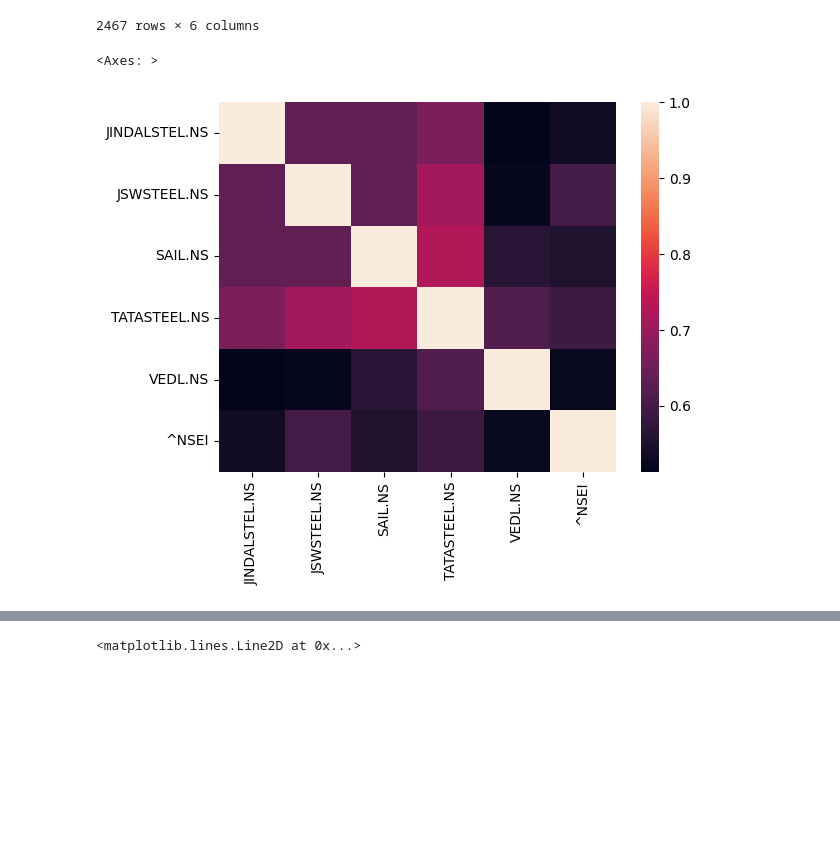
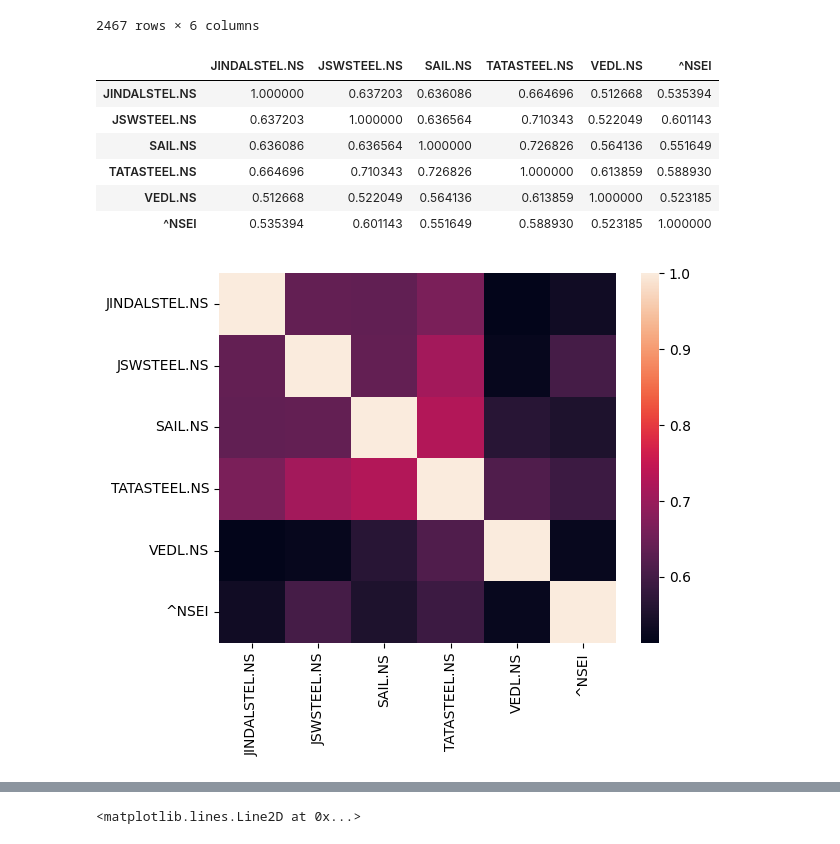
Before and after one commit to Outertrojan/Strategies-Analyses, a Jupyter notebook: Stock_Analysis.ipynb, the cells around one changed output, grey strips where cells are left out. Drawn from its saved outputs; the diff is of its cells as text; code cells hidden in the pictures; blank space fills up the shorter version.

```diff
--- a/Stock_Analysis.ipynb
+++ b/Stock_Analysis.ipynb
@@ -50,9 +50,17 @@ Portfolio_return
 # %%
 # Covariance heatmaps for the stocks and the standard NIFTY-Index
 # Calculating the correlation of the portfolio and to keep it low for a simple strategy
 Portfolio_corr = Portfolio_return.corr()
 Portfolio_corr
 sns.heatmap(Portfolio_corr)
+Portfolio_corr.iloc[4, 5]
+Portfolio_corr
 # %% [output]
-<Axes: >
+|  | JINDALSTEL.NS | JSWSTEEL.NS | SAIL.NS | TATASTEEL.NS | VEDL.NS | ^NSEI |
+| JINDALSTEL.NS | 1.000000 | 0.637203 | 0.636086 | 0.664696 | 0.512668 | 0.535394 |
+| JSWSTEEL.NS | 0.637203 | 1.000000 | 0.636564 | 0.710343 | 0.522049 | 0.601143 |
+| SAIL.NS | 0.636086 | 0.636564 | 1.000000 | 0.726826 | 0.564136 | 0.551649 |
+| TATASTEEL.NS | 0.664696 | 0.710343 | 0.726826 | 1.000000 | 0.613859 | 0.588930 |
+| VEDL.NS | 0.512668 | 0.522049 | 0.564136 | 0.613859 | 1.000000 | 0.523185 |
+| ^NSEI | 0.535394 | 0.601143 | 0.551649 | 0.588930 | 0.523185 | 1.000000 |
 [figure]
```
Also changed, not shown: parts of 3 cells of this notebook.
